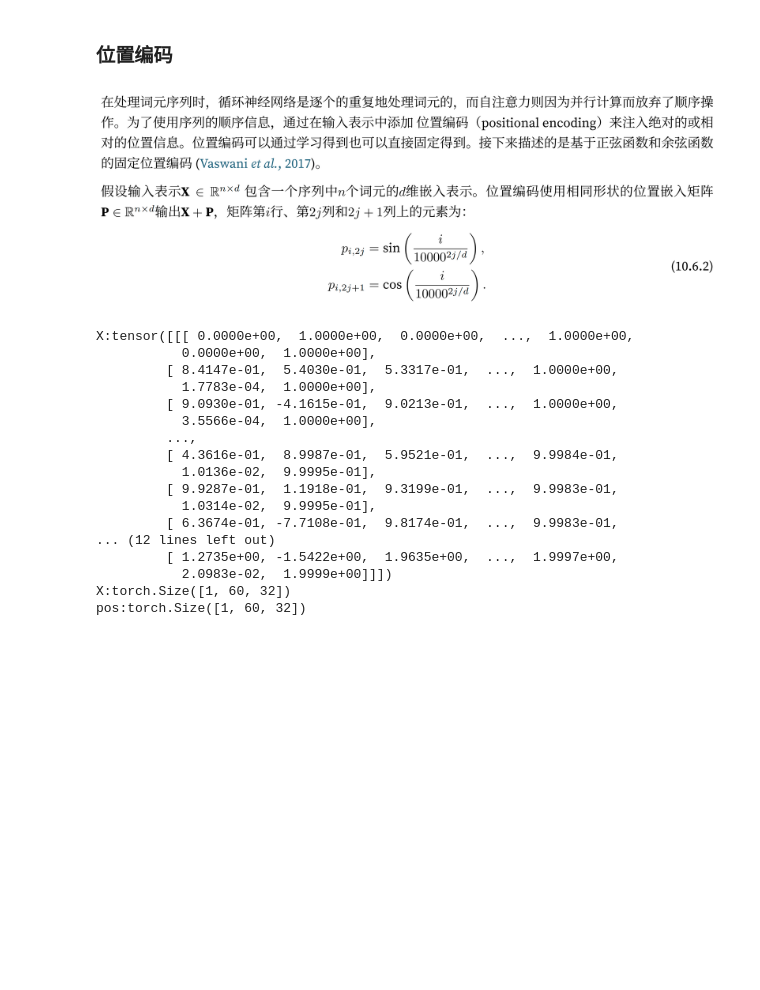
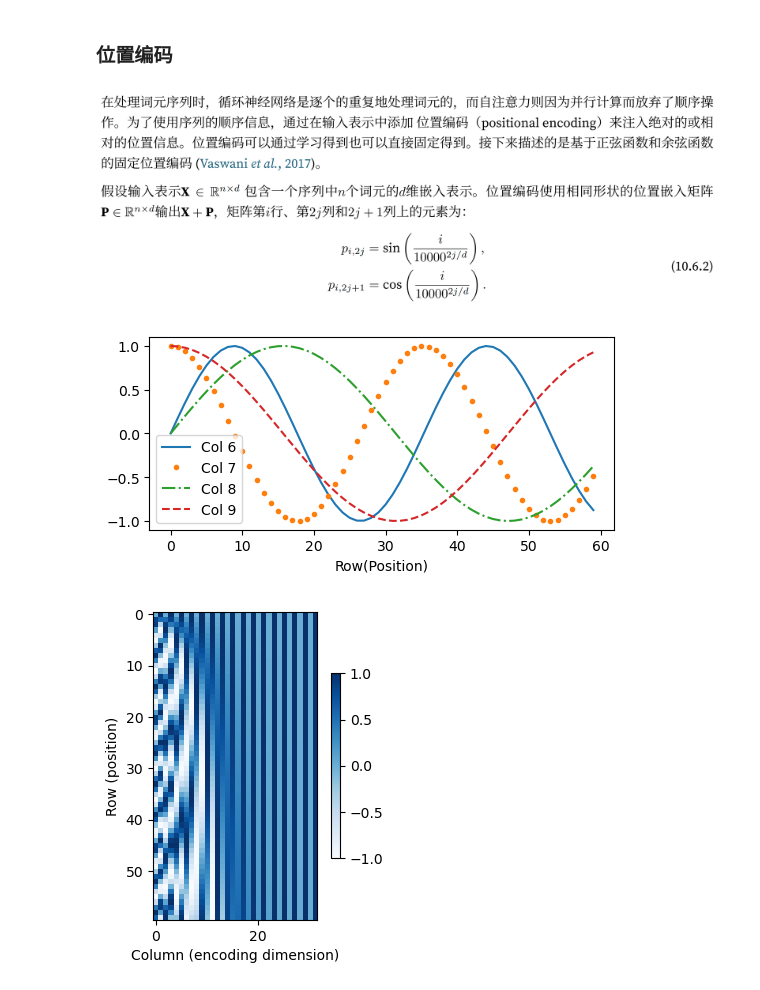
Before and after one commit to IrisXeK/DeepLearning, a Jupyter notebook: Attention Mechanism/Self Attention.ipynb, the cells around one changed output. Saved outputs shown, nothing was run; the diff lists cells and outputs as text; code cells hidden in the pictures; blank space fills up the shorter version.

```diff
--- a/Attention Mechanism/Self Attention.ipynb
+++ b/Attention Mechanism/Self Attention.ipynb
@@ -18,49 +18,45 @@ torch.Size([2, 4, 100])
 class PositionalEncoding(nn.Module):
     """
     位置编码:
     在完全依赖于注意力机制的模型中， 为了并行计算, 序列的位置信息会被忽略
     位置编码的目的就是给予模型词元的位置信息
     """
     def __init__(self, num_hiddens, dropout, max_len=1000):
         super().__init__()
         self.dropout = nn.Dropout(dropout)
         # 创建一个足够长的P
         # P是位置编码矩阵, 存储序列中每个位置的位置编码信息, 这些编码之后会被添加到输入embedding中
 
         self.P = torch.zeros((1, max_len, num_hiddens)) # 长度为1的第一维为了广播机制
         X = torch.arange(max_len, dtype=torch.float32).reshape(-1, 1) / torch.pow(10000, torch.arange(0, num_hiddens, 2, dtype=torch.float32) / num_hiddens)
         self.P[:, :, 0::2] = torch.sin(X) # 奇数索引位置编码
         self.P[:, :, 1::2] = torch.cos(X) # 偶数索引位置编码
 
     def forward(self, X):
         """
         X : shape=(batch_size, seq_len, num_hiddens)
         """
         X = X + self.P[:, :X.shape[1], :].to(X.device)
         return self.dropout(X)
 
 encoding_dim, num_steps = 32, 60
 pos_encoding = PositionalEncoding(encoding_dim, 0)
 pos_encoding.eval()
 X = pos_encoding(torch.zeros((1, num_steps, encoding_dim)))
 P = pos_encoding.P[:, :X.shape[1], :]
-print(f"X:{X}\npos:{pos_encoding(X)}" )
-print(f"X:{X.shape}\npos:{pos_encoding(X).shape}" )
+plt.figure(figsize=(6, 2.5))
+for row, legend_name, style in zip(P[0, :, 6:10].T, [f"Col {d}" for d in torch.arange(6, 10)], ['-', '.', '-.', '--']):
+    plt.plot(torch.arange(num_steps), row, style, label=legend_name)
+plt.legend()
+plt.xlabel('Row(Position)')
+
+"""
+三角函数编码相对于二进制编码的优点
+在二进制表示中，较高比特位的交替频率低于较低比特位，与下面的热图所示相似，只是位置编码通过使用
+三角函数在编码维度上降低频率。由于输出是浮点数，因此此类连续表示比二进制表示法更节省空间。
+"""
+P = P[0, :, :].unsqueeze(0).unsqueeze(0)
+utils.show_heatmaps(P, xlabel='Column (encoding dimension)', ylabel='Row (position)', figsize=(3.5, 4), cmap='Blues')
 # %% [output]
-X:tensor([[[ 0.0000e+00,  1.0000e+00,  0.0000e+00,  ...,  1.0000e+00,
-           0.0000e+00,  1.0000e+00],
-         [ 8.4147e-01,  5.4030e-01,  5.3317e-01,  ...,  1.0000e+00,
-           1.7783e-04,  1.0000e+00],
-         [ 9.0930e-01, -4.1615e-01,  9.0213e-01,  ...,  1.0000e+00,
-           3.5566e-04,  1.0000e+00],
-         ...,
-         [ 4.3616e-01,  8.9987e-01,  5.9521e-01,  ...,  9.9984e-01,
-           1.0136e-02,  9.9995e-01],
-         [ 9.9287e-01,  1.1918e-01,  9.3199e-01,  ...,  9.9983e-01,
-           1.0314e-02,  9.9995e-01],
-         [ 6.3674e-01, -7.7108e-01,  9.8174e-01,  ...,  9.9983e-01,
-... (12 lines left out)
-         [ 1.2735e+00, -1.5422e+00,  1.9635e+00,  ...,  1.9997e+00,
-           2.0983e-02,  1.9999e+00]]])
-X:torch.Size([1, 60, 32])
-pos:torch.Size([1, 60, 32])
+[figure, added]
+[figure, added]
```
Also changed, not shown: parts of 1 cell of this notebook, 3 other files.
